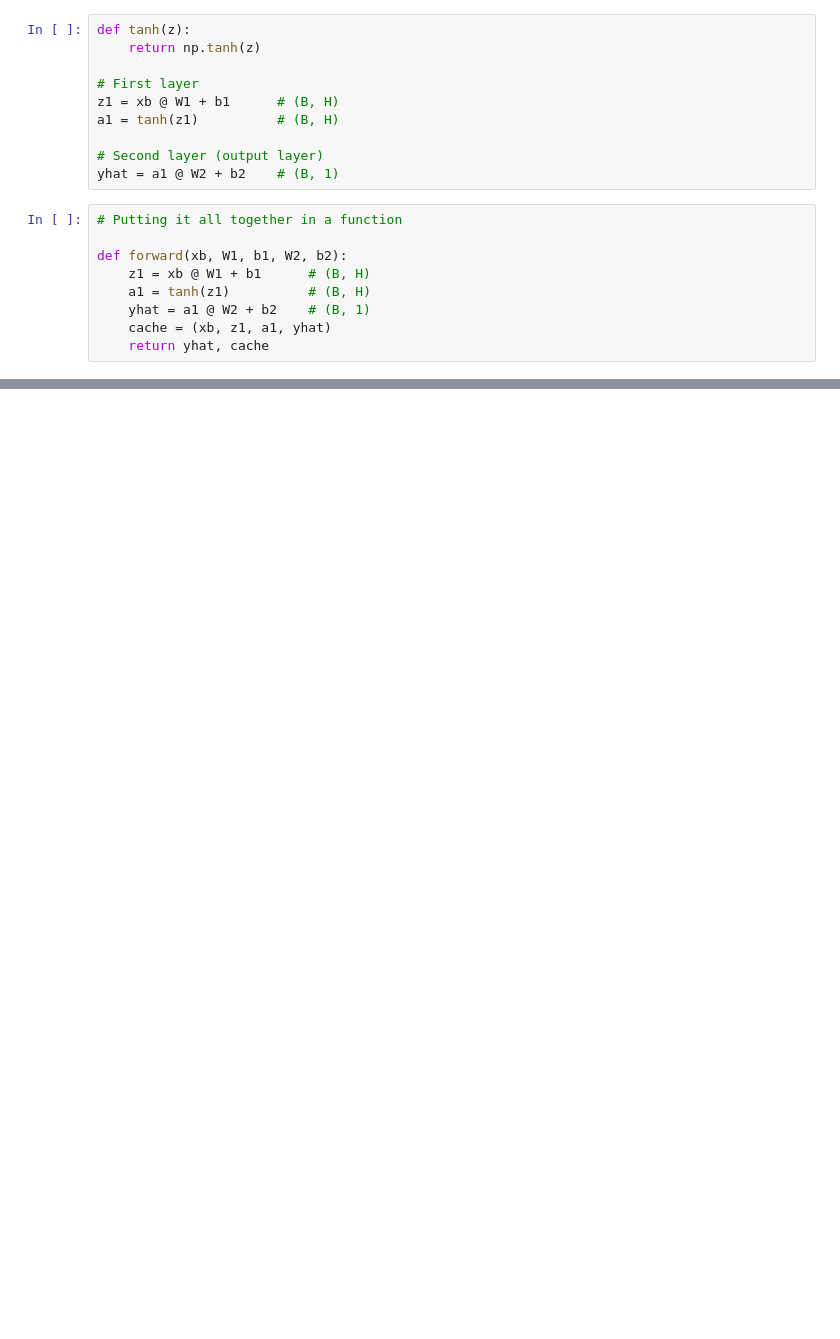
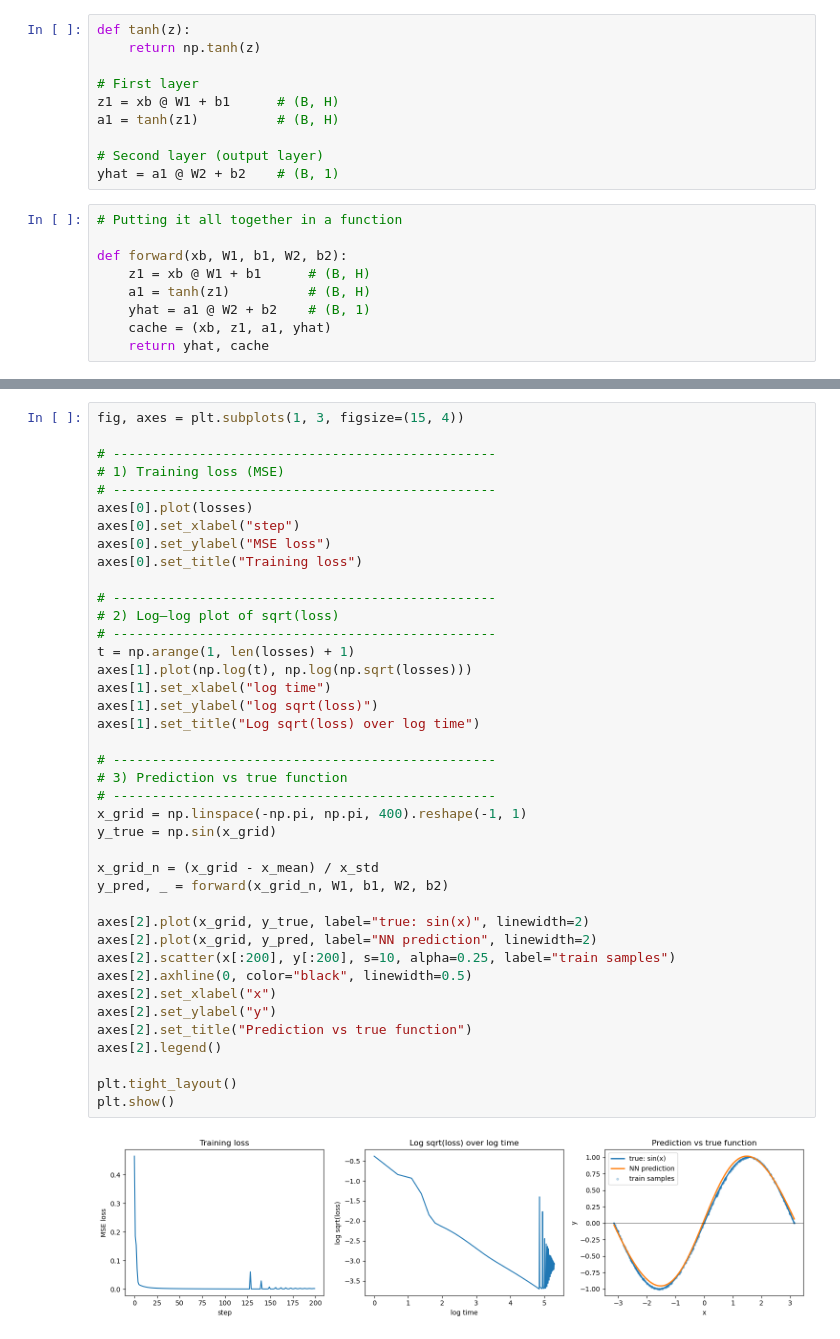
Before and after one commit to raphaelhuleux/deep_learning_bdf, a Jupyter notebook: 00-intro-nn/training-nn-with-numpy.ipynb, the cells around one changed output, grey strips where cells are left out. Cells and saved outputs as stored; diff of their text form; blank space fills up the shorter version.

```diff
--- a/00-intro-nn/training-nn-with-numpy.ipynb
+++ b/00-intro-nn/training-nn-with-numpy.ipynb
@@ -233,0 +411,42 @@ ValueError: matmul: Input operand 1 has a mismatch in its core dimension 0, with
+# %%
+fig, axes = plt.subplots(1, 3, figsize=(15, 4))
+
+# -------------------------------------------------
+# 1) Training loss (MSE)
+# -------------------------------------------------
+axes[0].plot(losses)
+axes[0].set_xlabel("step")
+axes[0].set_ylabel("MSE loss")
+axes[0].set_title("Training loss")
+
+# -------------------------------------------------
+# 2) Log–log plot of sqrt(loss)
+# -------------------------------------------------
+t = np.arange(1, len(losses) + 1)
+axes[1].plot(np.log(t), np.log(np.sqrt(losses)))
+axes[1].set_xlabel("log time")
+axes[1].set_ylabel("log sqrt(loss)")
+axes[1].set_title("Log sqrt(loss) over log time")
+
+# -------------------------------------------------
+# 3) Prediction vs true function
+# -------------------------------------------------
+x_grid = np.linspace(-np.pi, np.pi, 400).reshape(-1, 1)
+y_true = np.sin(x_grid)
+
+x_grid_n = (x_grid - x_mean) / x_std
+y_pred, _ = forward(x_grid_n, W1, b1, W2, b2)
+
+axes[2].plot(x_grid, y_true, label="true: sin(x)", linewidth=2)
+axes[2].plot(x_grid, y_pred, label="NN prediction", linewidth=2)
+axes[2].scatter(x[:200], y[:200], s=10, alpha=0.25, label="train samples")
+axes[2].axhline(0, color="black", linewidth=0.5)
+axes[2].set_xlabel("x")
+axes[2].set_ylabel("y")
+axes[2].set_title("Prediction vs true function")
+axes[2].legend()
+
+plt.tight_layout()
+plt.show()
+# %% [output]
+[figure, added]
```
Also changed, not shown: parts of 42 cells of this notebook, 6 other files.
